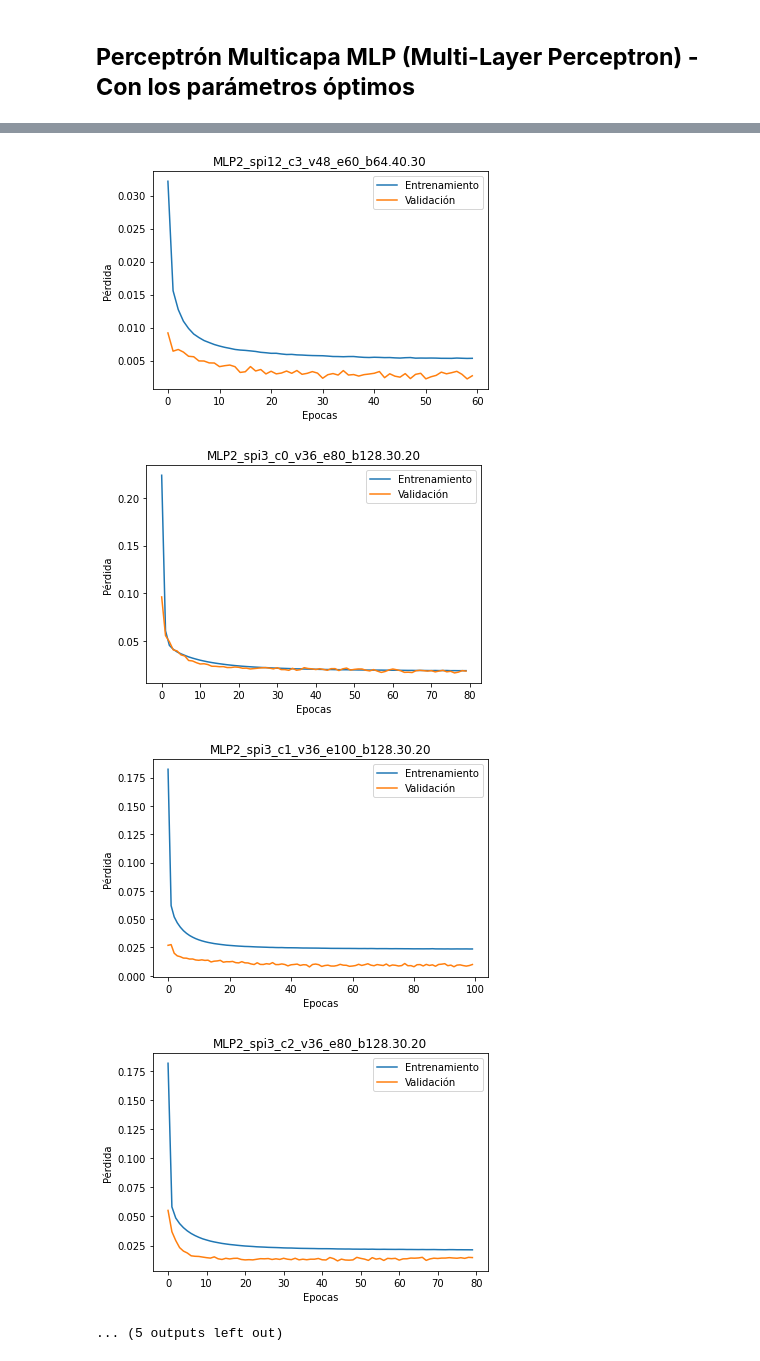
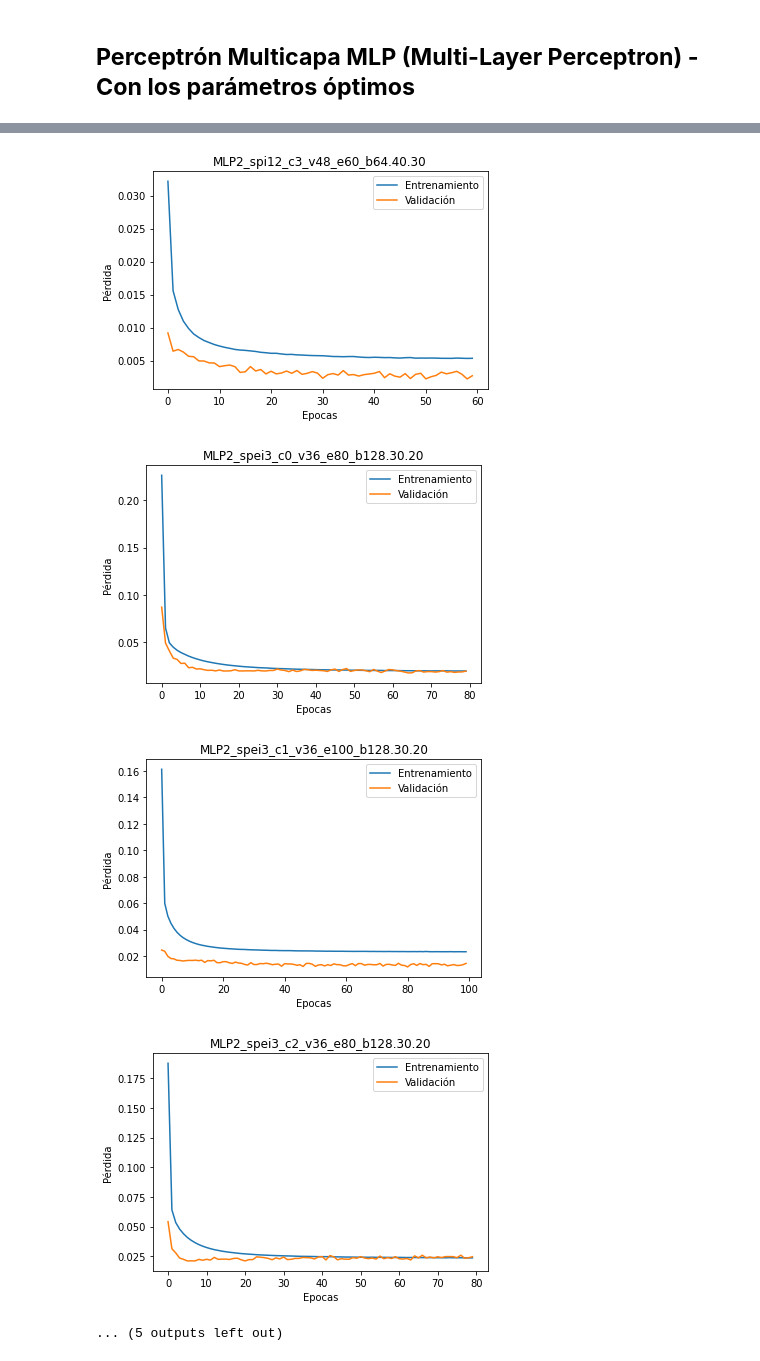
Before and after one commit to MandbeZ/TFM_sequia, a Jupyter notebook: notebooks/4_2_0_Modelo_SerieTemporal_MLP__SPI_SPEI.ipynb, the cells around one changed output, grey strips where cells are left out. Saved outputs shown, nothing was run; the diff lists cells and outputs as text; code cells hidden in the pictures.

```diff
--- a/notebooks/4_2_0_Modelo_SerieTemporal_MLP__SPI_SPEI.ipynb
+++ b/notebooks/4_2_0_Modelo_SerieTemporal_MLP__SPI_SPEI.ipynb
@@ -99,6 +99,9 @@ def evaluar(test,pred):
 # %%
 '''Perceptrón con dos capas - Determinación de Hiperparámetros óptimos'''
 def modelo_mlp(lind,lesc,cluster,lclu,ventana,epocas,x1,x2,tbatch,error):
+  '''Definir DF de evaluacion y prediccion'''
+  mlp_eval = pd.DataFrame(index=['MAE','MAPE' ,'RMSE','MSE'])
+  mlp_pred = pd.DataFrame()
   # Cargar datos
   datos = cargar_datos('indices_'+lind+str(lesc)+'.csv', cluster,lclu)
   datos_p = procesa_datos(datos)
@@ -203,21 +206,17 @@ def modelo_mlp(lind,lesc,cluster,lclu,ventana,epocas,x1,x2,tbatch,error):
 
   predicciones = model.predict(x_test)
 
-  # mlp_eval[nom_columna]=evaluar(y_test,predicciones)
+  mlp_eval[nom_columna]=evaluar(y_test,predicciones)
   with open('/content/gdrive/My Drive/TFM/ResultadosMLP/eval_'+lind+str(lesc)+'_c'+str(lclu)+'_MPL2_.txt', 'a') as f:
     f.write(nom_columna+','+str(evaluar(y_test,predicciones))+'\n')
-  # mlt = pd.DataFrame(predicciones, index=['mlt'+datos_p.columns.astype(str)]).T
-  # mlp_pred=pd.concat([mlp_pred,mlt],axis=1)
+  mlt = pd.DataFrame(predicciones, index=['mlt'+datos_p.columns.astype(str)]).T
+  mlp_pred=pd.concat([mlp_pred,mlt],axis=1)
 # %%
 '''Cargar archivo con los clusters'''
 cluster = pd.read_csv('https://raw.githubusercontent.com/MandbeZ/TFM_sequia/main/datos/spi_spei/cluster_4.csv',  sep = ',', usecols = {'id', 'cluster'})
 
 '''Definir el horizonte de la prediccion'''
 hpred = 12  #Horizonte de Predicción
-
-'''Definir DF de evaluacion y prediccion'''
-mlp_eval = pd.DataFrame(index=['MAE','MAPE' ,'RMSE','MSE'])
-mlp_pred = pd.DataFrame()
 
 '''Definir todos los hiperparámetros'''
 error='mse' #mae o mse
@@ -234,15 +233,15 @@ modelo_mlp('spi',12,cluster,1,72,100,40,40,64,error)
 modelo_mlp('spi',12,cluster,2,72,100,40,40,64,error)
 modelo_mlp('spi',12,cluster,3,48,60,40,30,64,error)
 '''Para SPEI 3'''
-modelo_mlp('spi',3,cluster,0,36,80,30,20,128,error)
-modelo_mlp('spi',3,cluster,1,36,100,30,20,128,error)
-modelo_mlp('spi',3,cluster,2,36,80,30,20,128,error)
-modelo_mlp('spi',3,cluster,3,36,100,30,30,128,error)
+modelo_mlp('spei',3,cluster,0,36,80,30,20,128,error)
+modelo_mlp('spei',3,cluster,1,36,100,30,20,128,error)
+modelo_mlp('spei',3,cluster,2,36,80,30,20,128,error)
+modelo_mlp('spei',3,cluster,3,36,100,30,30,128,error)
 '''Para SPEI 12'''
-modelo_mlp('spi',12,cluster,0,72,100,40,40,32,error)
-modelo_mlp('spi',12,cluster,1,48,100,24,24,128,error)
-modelo_mlp('spi',12,cluster,2,72,100,40,40,64,error)
-modelo_mlp('spi',12,cluster,3,24,60,24,24,32,error)
+modelo_mlp('spei',12,cluster,0,72,100,40,40,32,error)
+modelo_mlp('spei',12,cluster,1,48,100,24,24,128,error)
+modelo_mlp('spei',12,cluster,2,72,100,40,40,64,error)
+modelo_mlp('spei',12,cluster,3,24,60,24,24,32,error)
 # %% [output]
 MLP2_spi3_c0_v36_e60_b64.30.20
 Model: "model"
@@ -264,13 +263,13 @@ Epoch 60/60
 [figure]
 [figure]
 [figure]
 [figure]
 [figure]
 [figure]
 [figure]
 [figure]
-[figure, old version]
+[figure, new version]
-[figure, old version]
+[figure, new version]
-[figure, old version]
+[figure, new version]
 ... (5 outputs left out)
 # %% [markdown]
```
Also changed, not shown: parts of 4 cells of this notebook.
